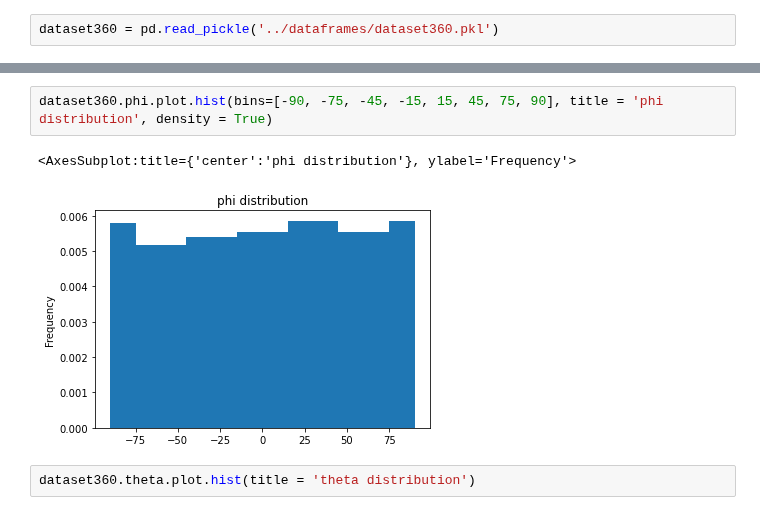
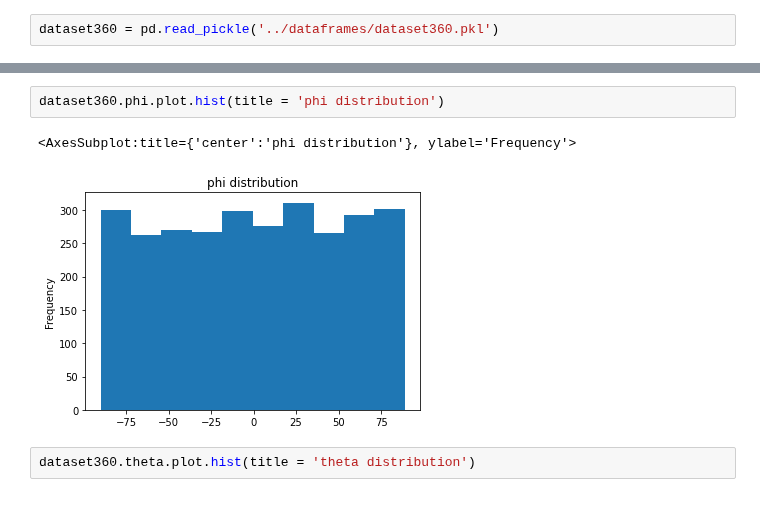
Before and after one commit to TeleMidia/faces360, a Jupyter notebook: ipynb/dataset360_analysis.ipynb, the cells around one changed output, grey strips where cells are left out. Cells and saved outputs as stored; diff of their text form.

Commit message:
standardized phi and theta distribution plots

```diff
--- a/ipynb/dataset360_analysis.ipynb
+++ b/ipynb/dataset360_analysis.ipynb
@@ -88,10 +88,10 @@ dataset360.head()
 | 3 | ../data/dataset_360/FDDB-fold-01\... | ../data/dataset_360/FDDB-fold-01\... | FDDB-fold-01 | -16 | 36 | 0.551006 | [[(488, 229), (510, 229), (533, 2... | [[(488, 229), (510, 229), (533, 2... |
 | 4 | ../data/dataset_360/FDDB-fold-01\... | ../data/dataset_360/FDDB-fold-01\... | FDDB-fold-01 | -71 | 140 | 0.552233 | [[(40, 38), (137, 33), (236, 37),... | [[(40, 38), (137, 33), (236, 37),... |
 # %%
-dataset360.phi.plot.hist(bins=[-90, -75, -45, -15, 15, 45, 75, 90], title = 'phi distribution', density = True)
+dataset360.phi.plot.hist(title = 'phi distribution')
 # %% [output]
 <AxesSubplot:title={'center':'phi distribution'}, ylabel='Frequency'>
-[figure, old version]
+[figure, new version]
 # %%
 dataset360.theta.plot.hist(title = 'theta distribution')
 # %% [output]
```
Also changed, not shown: parts of 1 cell of this notebook.
